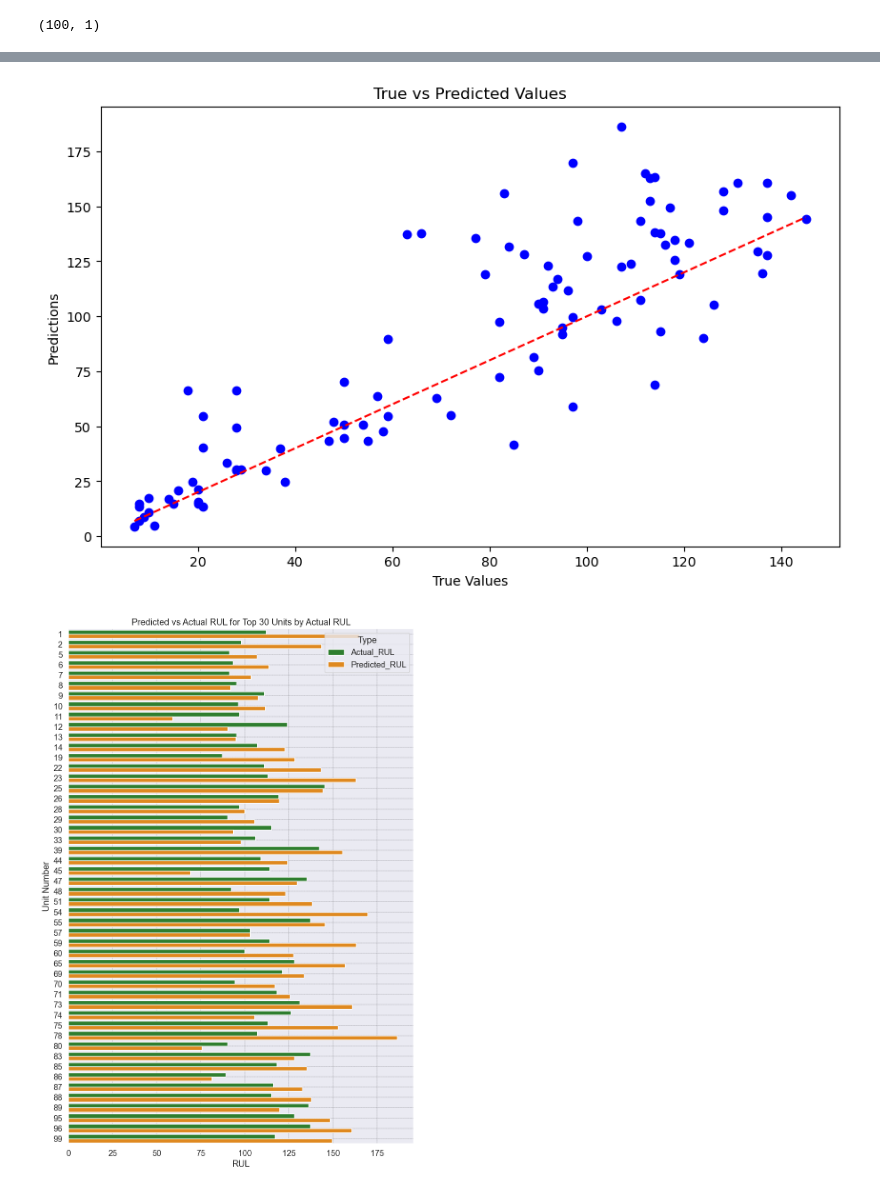
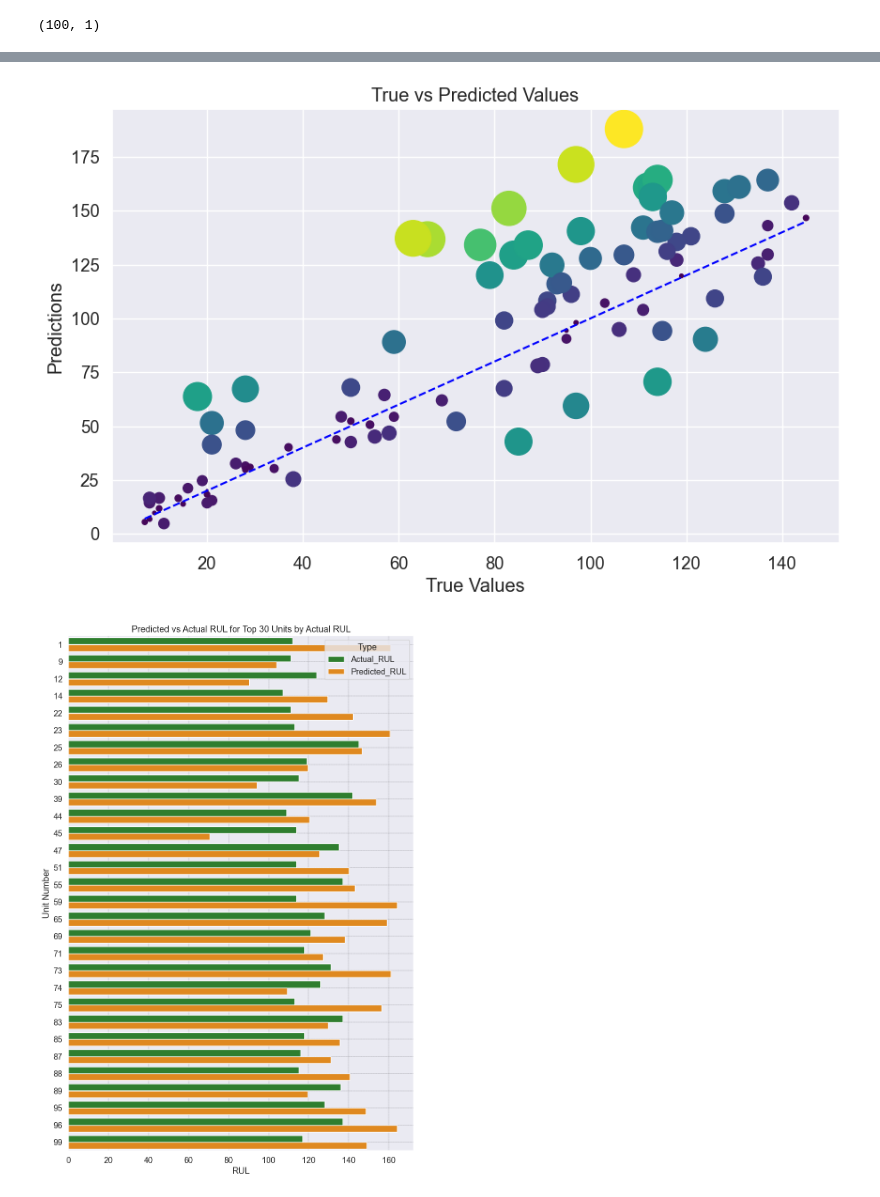
Before and after one commit to adpurkayastha/Hackathon, a Jupyter notebook: RUL_Prediction_V3.5.ipynb, the cells around one changed output, grey strips where cells are left out. Drawn from its saved outputs; the diff is of its cells as text; code cells hidden in the pictures.

```diff
--- a/RUL_Prediction_V3.5.ipynb
+++ b/RUL_Prediction_V3.5.ipynb
@@ -751,7 +703,8 @@ y_valid.shape
 (100, 1)
 # %%
 #lets try our  estimator on the prediction set
-y_final_pred_hp = best_estimator_hp.predict(X_valid)
+X_valid_s =  sscaler.transform(X_valid)
+y_final_pred_hp = best_estimator_hp.predict(X_valid_s)
 y_pred = np.exp(y_final_pred_hp) - 1
 # %%
 # Evaluation
@@ -814,42 +770,44 @@ plt.show()
 # %%
 # Plot actual vs predicted values
+size = np.abs(predictions['Diff']) * 10
 plt.figure(figsize=(10, 6))
-plt.scatter(y_valid, y_pred, c='blue')
+plt.scatter(y_valid, y_pred, c=size, s=size, cmap='viridis')
 plt.plot([min(y_valid.to_numpy()), max(y_valid.to_numpy())], [min(y_valid.to_numpy()),
-                                                              max(y_valid.to_numpy())], '--', c='red')
+                                                              max(y_valid.to_numpy())], '--', c='blue')
 plt.xlabel("True Values")
 plt.ylabel("Predictions")
 plt.title("True vs Predicted Values")
+#plt.gca().set_facecolor('snow')
 plt.show()
 # %% [output]
-[figure, old version]
+[figure, new version]
 # %%
 # Top 30 largest RULS
-limited_predictions = predictions.nlargest(50, 'Actual_RUL')
+limited_predictions = predictions.nlargest(30, 'Actual_RUL')
 
 # Explicitly defining a contrasting color palette
 palette = {'Actual_RUL': 'forestgreen', 'Predicted_RUL': 'darkorange'}
 
 # Melt the DataFrame for Seaborn plotting
 melted_predictions = limited_predictions.melt(id_vars=['unit_number'],
                                               value_vars=['Actual_RUL', 'Predicted_RUL'],
                                               var_name='Type', value_name='RUL')
 
 plt.figure(figsize=(10, 15))  # Increase the size of the figure
 
 sns.set(font_scale=1.2)  # Increase Font Size
 
 sns.barplot(data=melted_predictions, y='unit_number', x='RUL', hue='Type',
             palette=palette, orient='h')
 
 plt.grid(True, linestyle='--', linewidth=0.2, color='black')
 plt.legend(loc='upper right', title='Type')
 plt.title("Predicted vs Actual RUL for Top 30 Units by Actual RUL")
 plt.xlabel("RUL")
 plt.ylabel("Unit Number")
 plt.show()
 # %% [output]
-[figure, old version]
+[figure, new version]
 # %%
 # Top 30 Smallest RULS
 limited_predictions = predictions.nsmallest(30, 'Actual_RUL')
```
Also changed, not shown: parts of 21 cells of this notebook.
